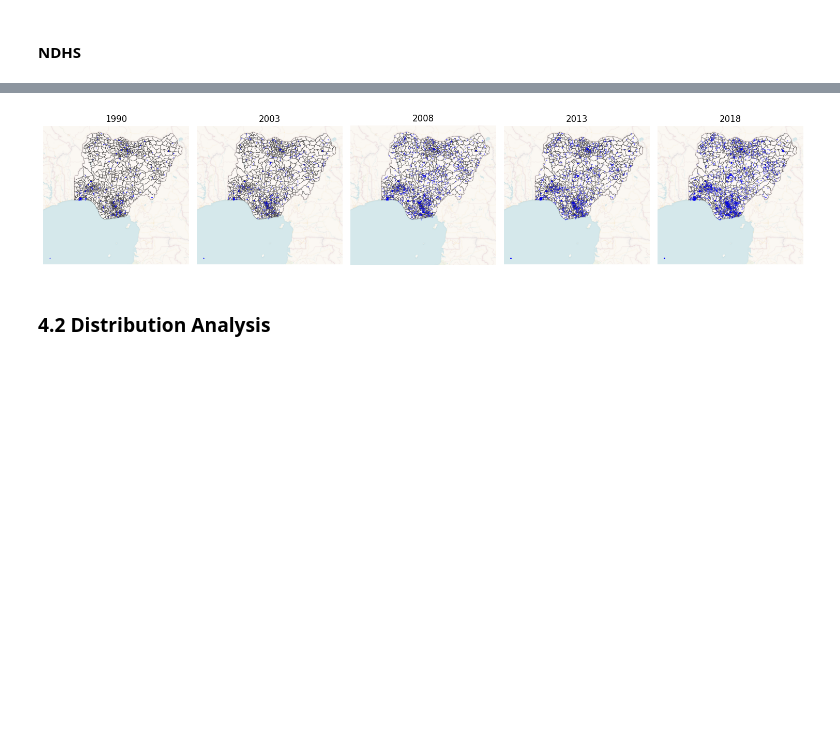
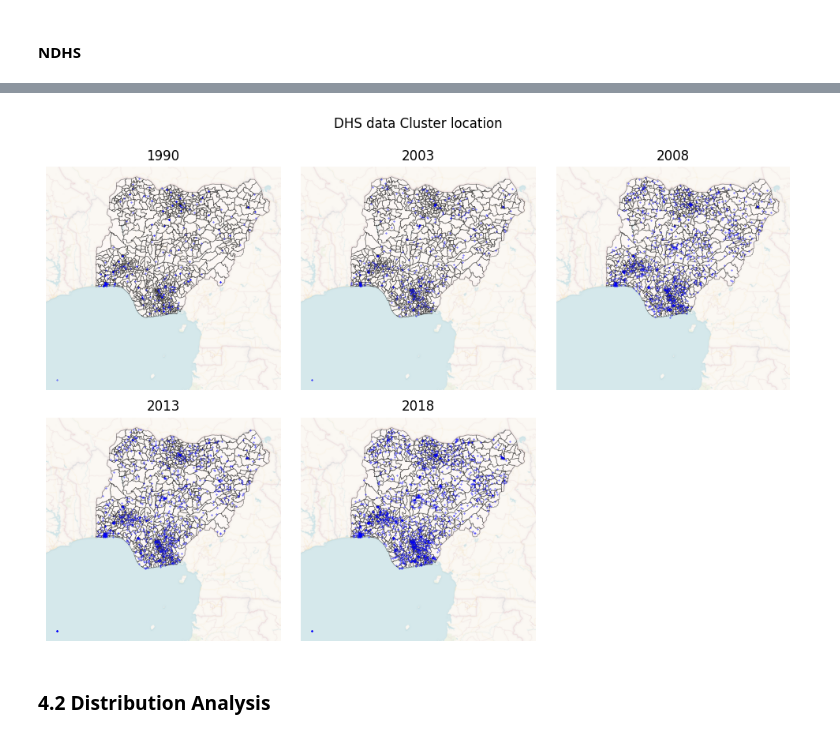
Before and after one commit to KassoumHabibou/Mapping-Hunger-in-Nigeria, a Jupyter notebook: 02_data wrangling.ipynb, the cells around one changed output, grey strips where cells are left out. Saved outputs shown, nothing was run; the diff lists cells and outputs as text; code cells hidden in the pictures; blank space fills up the shorter version.

Commit message:
plotting NDHS data

```diff
--- a/02_data wrangling.ipynb
+++ b/02_data wrangling.ipynb
@@ -70,11 +381,3 @@ ndhs_coordinate = gpd.GeoDataFrame(ndhs_coordinate,geometry=gpd.points_from_xy(n
 ### 4.1 Statistical Description
 # %% [markdown]
 #### NDHS
-# %%
-fig, ax = plt.subplots(nrows=1,ncols=1, sharex=False, sharey=False,figsize=(15,10))
-
-# Setting a common title
-fig.text(0.5, 0.815, "DHS data", ha="center", fontsize=12)
-
-# Plotting
-admin_boundaries.plot(ax=ax, lw=0.5, alpha=0.45, color="snow", edgecolor='black', legend=True)
@@ -84,84 +384,81 @@ admin_boundaries.plot(ax=ax, lw=0.5, alpha=0.45, color="snow", edgecolor='black'
 # %%
-fig, ax = plt.subplots(nrows=1,ncols=5, sharex=True, sharey=True,figsize=(15,10))
+fig, ((ax0, ax1, ax2), (ax3, ax4, ax5)) = plt.subplots(nrows=2,ncols=3, sharex=True, sharey=True,figsize=(10,7))
+
+# Setting a common title
+fig.text(0.5, 0.95, "DHS Data Cluster Location", ha="center", fontsize=12)
 
 # Plotting
-admin_boundaries.to_crs('EPSG:4326').plot(ax=ax[0], lw=0.5, alpha=0.45, color="snow", edgecolor='black')
-admin_boundaries.to_crs('EPSG:4326').plot(ax=ax[1], lw=0.5, alpha=0.45, color="snow", edgecolor='black')
-admin_boundaries.to_crs('EPSG:4326').plot(ax=ax[2], lw=0.5, alpha=0.45, color="snow", edgecolor='black')
-admin_boundaries.to_crs('EPSG:4326').plot(ax=ax[3], lw=0.5, alpha=0.45, color="snow", edgecolor='black')
-admin_boundaries.to_crs('EPSG:4326').plot(ax=ax[4], lw=0.5, alpha=0.45, color="snow", edgecolor='black')
+admin_boundaries.to_crs('EPSG:4326').plot(ax=ax0, lw=0.5, alpha=0.45, color="snow", edgecolor='black')
+admin_boundaries.to_crs('EPSG:4326').plot(ax=ax1, lw=0.5, alpha=0.45, color="snow", edgecolor='black')
+admin_boundaries.to_crs('EPSG:4326').plot(ax=ax2, lw=0.5, alpha=0.45, color="snow", edgecolor='black')
+admin_boundaries.to_crs('EPSG:4326').plot(ax=ax3, lw=0.5, alpha=0.45, color="snow", edgecolor='black')
+admin_boundaries.to_crs('EPSG:4326').plot(ax=ax4, lw=0.5, alpha=0.45, color="snow", edgecolor='black')
 
 # # Adding the cluster center points
-ndhs_coordinate[ndhs_coordinate["DHSYEAR"]==5].plot(ax=ax[0], marker='o', color='blue', markersize=0.1, label='Surveyed cluster');
-ndhs_coordinate[ndhs_coordinate["DHSYEAR"]==4].plot(ax=ax[1], marker='o', color='blue', markersize=0.1, legend=False);
-ndhs_coordinate[ndhs_coordinate["DHSYEAR"]==3].plot(ax=ax[2], marker='o', color='blue', markersize=0.1, legend=False);
-ndhs_coordinate[ndhs_coordinate["DHSYEAR"]==2].plot(ax=ax[3], marker='o', color='blue', markersize=0.1, legend=False);
-ndhs_coordinate[ndhs_coordinate["DHSYEAR"]==1].plot(ax=ax[4], marker='o', color='blue', markersize=0.1, legend=False);
+ndhs_coordinate[ndhs_coordinate["DHSYEAR"]==5].plot(ax=ax0, marker='o', color='blue', markersize=0.1, label='Surveyed cluster');
+ndhs_coordinate[ndhs_coordinate["DHSYEAR"]==4].plot(ax=ax1, marker='o', color='blue', markersize=0.1, legend=False);
+ndhs_coordinate[ndhs_coordinate["DHSYEAR"]==3].plot(ax=ax2, marker='o', color='blue', markersize=0.1, legend=False);
+ndhs_coordinate[ndhs_coordinate["DHSYEAR"]==2].plot(ax=ax3, marker='o', color='blue', markersize=0.1, legend=False);
+ndhs_coordinate[ndhs_coordinate["DHSYEAR"]==1].plot(ax=ax4, marker='o', color='blue', markersize=0.1, legend=False);
 
 # Extract the legend from an axes - used the last axes for the smaller sample data
-leg1 = ax[0].get_legend()
 
-# # extract the handles
-# handles = leg1.legend_handles
-# # # get the label text
-# labels = [v.get_text() for v in leg1.texts]
-# # # get the title text
-# title = leg1.get_title().get_text()
 
 
 # Add base map
-cx.add_basemap(ax[0],  source=cx.providers.CartoDB.VoyagerNoLabels, attribution = False, crs='EPSG:4326')
-cx.add_basemap(ax[1],  source=cx.providers.CartoDB.VoyagerNoLabels, attribution = False, crs='EPSG:4326')
-cx.add_basemap(ax[2],  source=cx.providers.CartoDB.VoyagerNoLabels, attribution = False, crs='EPSG:4326')
-cx.add_basemap(ax[3],  source=cx.providers.CartoDB.VoyagerNoLabels, attribution = False, crs='EPSG:4326')
-cx.add_basemap(ax[4],  source=cx.providers.CartoDB.VoyagerNoLabels, attribution = False, crs='EPSG:4326')
+cx.add_basemap(ax0,  source=cx.providers.CartoDB.VoyagerNoLabels, attribution = False, crs='EPSG:4326')
+cx.add_basemap(ax1,  source=cx.providers.CartoDB.VoyagerNoLabels, attribution = False, crs='EPSG:4326')
+cx.add_basemap(ax2,  source=cx.providers.CartoDB.VoyagerNoLabels, attribution = False, crs='EPSG:4326')
+cx.add_basemap(ax3,  source=cx.providers.CartoDB.VoyagerNoLabels, attribution = False, crs='EPSG:4326')
+cx.add_basemap(ax4,  source=cx.providers.CartoDB.VoyagerNoLabels, attribution = False, crs='EPSG:4326')
 
 # Sans axe
-ax[0].axis('off')
-ax[1].axis('off')
-ax[2].axis('off')
-ax[3].axis('off')
-ax[4].axis('off')
+ax0.axis('off')
+ax1.axis('off')
+ax2.axis('off')
+ax3.axis('off')
+ax4.axis('off')
+ax5.axis('off')
 
 # set facecolor
-ax[0].set_facecolor("white")
-ax[1].set_facecolor("white")
-ax[2].set_facecolor("white")
-ax[3].set_facecolor("white")
-ax[4].set_facecolor("white")
+ax0.set_facecolor("white")
+ax1.set_facecolor("white")
+ax2.set_facecolor("white")
+ax3.set_facecolor("white")
+ax4.set_facecolor("white")
+ax5.set_facecolor("white")
 
 # Set title and legend title
-ax[0].title.set_text("1990")
-ax[1].title.set_text("2003")
-ax[2].title.set_text("2008")
-ax[3].title.set_text("2013")
-ax[4].title.set_text("2018")
+ax0.title.set_text("1990")
+ax1.title.set_text("2003")
+ax2.title.set_text("2008")
+ax3.title.set_text("2013")
+ax4.title.set_text("2018")
 
 # Remove the legend on the individual graphs
 #ax[0].get_legend().remove()
 
 # Removes ticks and lat/lon labels
-ax[0].tick_params(axis='both', bottom=False, left=False,labelbottom=False, labelleft=False)
-ax[1].tick_params(axis='both', bottom=False, left=False,labelbottom=False, labelleft=False)
-ax[2].tick_params(axis='both', bottom=False, left=False,labelbottom=False, labelleft=False)
-ax[3].tick_params(axis='both', bottom=False, left=False,labelbottom=False, labelleft=False)
-ax[4].tick_params(axis='both', bottom=False, left=False,labelbottom=False, labelleft=False)
+ax0.tick_params(axis='both', bottom=False, left=False,labelbottom=False, labelleft=False)
+ax1.tick_params(axis='both', bottom=False, left=False,labelbottom=False, labelleft=False)
+ax2.tick_params(axis='both', bottom=False, left=False,labelbottom=False, labelleft=False)
+ax3.tick_params(axis='both', bottom=False, left=False,labelbottom=False, labelleft=False)
+ax4.tick_params(axis='both', bottom=False, left=False,labelbottom=False, labelleft=False)
 
 # Remove the legend on the individual graphs
 
 
 # Adjust individual spaces
 fig.subplots_adjust(wspace=0.01, hspace=0.5)
-#fig.legend(title=leg1.get_title().get_text(),handles=leg1.legend_handles,labels=[v.get_text() for v in leg1.texts],bbox_to_anchor=(1, 0.77),loc='upper left',frameon=False)
 
 # but requires the title to be spaced accordingly
 fig.tight_layout()
 fig.subplots_adjust(top=0.88)
 
 # saving plot
 plt.savefig(os.getcwd() + '\\output\\img\\ndhs\\DHS_data.jpeg', bbox_inches='tight')
 # %% [output]
-[figure, old version]
+[figure, new version]
 # %% [markdown]
 ### 4.2 Distribution Analysis
 # %% [markdown]
```
Also changed, not shown: parts of 18 cells of this notebook, 6 other files.
